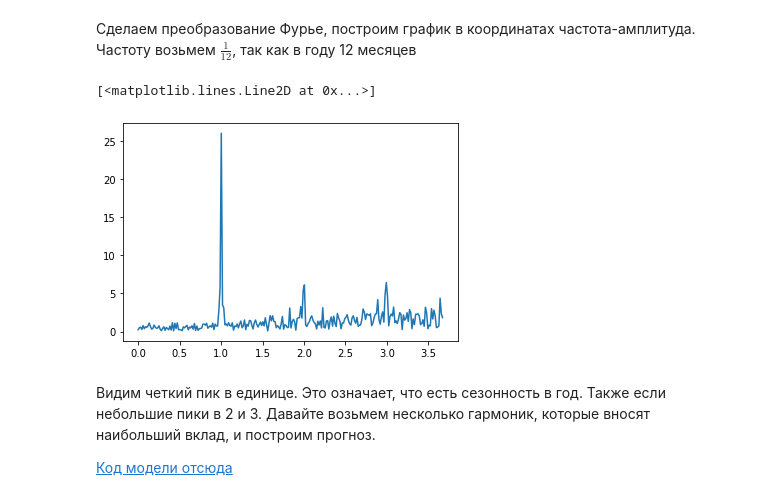
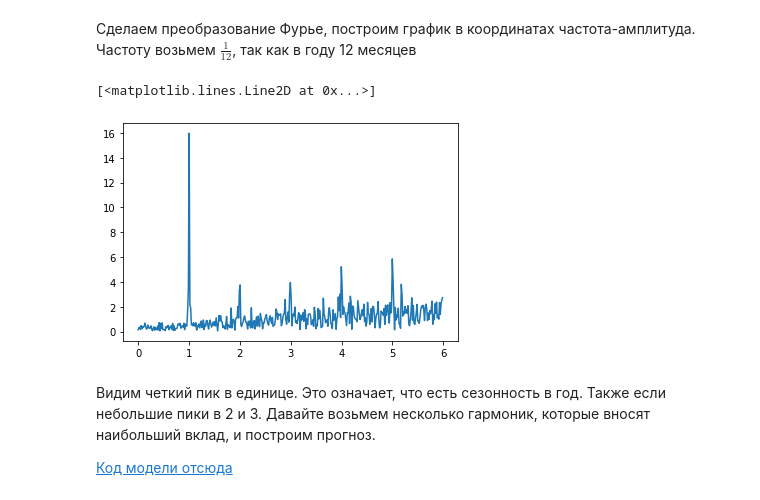
Before and after one commit to svkov/brunoyam-ds-online-course, a Jupyter notebook: module_13/video2.ipynb, the cells around one changed output. Saved outputs shown, nothing was run; the diff lists cells and outputs as text; code cells hidden in the pictures.

```diff
--- a/module_13/video2.ipynb
+++ b/module_13/video2.ipynb
@@ -31,13 +31,14 @@ df['second_diff'].plot()
 # %%
 from scipy.fft import fft, ifft, fftfreq
 
 x = df['second_diff'].dropna()
+n = len(x)
 yf = fft(x.values)
 xf = fftfreq(len(x), 1/12)[:n//2]
 plt.plot(xf, 2 / n * np.abs(yf[:n//2]))
 # %% [output]
 [<matplotlib.lines.Line2D at 0x...>]
-[figure, old version]
+[figure, new version]
 # %% [markdown]
 Видим четкий пик в единице. Это означает, что есть сезонность в год. Также если небольшие пики в 2 и 3. Давайте возьмем несколько гармоник, которые вносят наибольший вклад, и построим прогноз.
 
```
Also changed, not shown: 2 other files.
